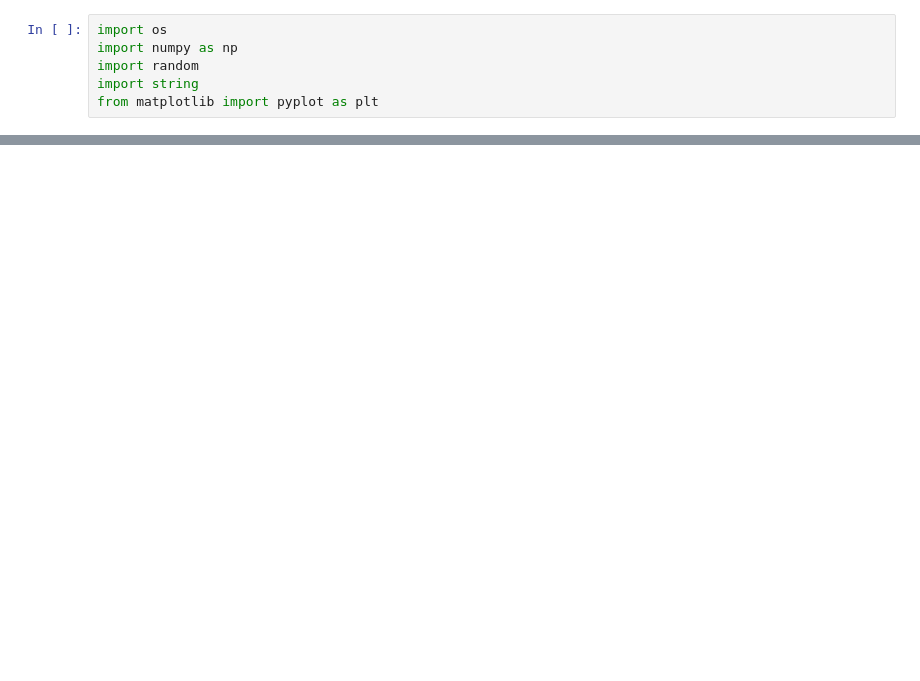
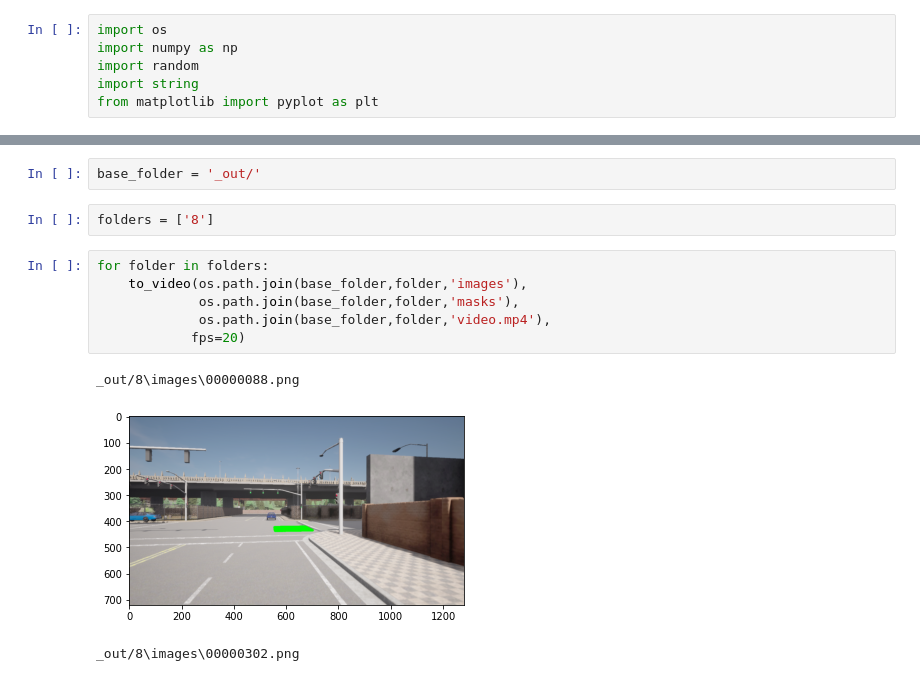
Before and after one commit to kanji95/Carla-Nav-Inference, a Jupyter notebook: annotations2video.ipynb, the cells around one changed output, grey strips where cells are left out. Cells and saved outputs as stored; diff of their text form; blank space fills up the shorter version.

```diff
--- a/annotations2video.ipynb
+++ b/annotations2video.ipynb
@@ -12,0 +53,14 @@ AttributeError: partially initialized module 'cv2' has no attribute 'gapi_wip_gs
+# %%
+base_folder = '_out/'
+# %%
+folders = ['8']
+# %%
+for folder in folders:
+    to_video(os.path.join(base_folder,folder,'images'),
+             os.path.join(base_folder,folder,'masks'),
+             os.path.join(base_folder,folder,'video.mp4'),
+            fps=20)
+# %% [output]
+_out/8\images\00000088.png
+[figure, added]
+_out/8\images\00000302.png
```
Also changed, not shown: parts of 3 cells of this notebook, 4 other files.
